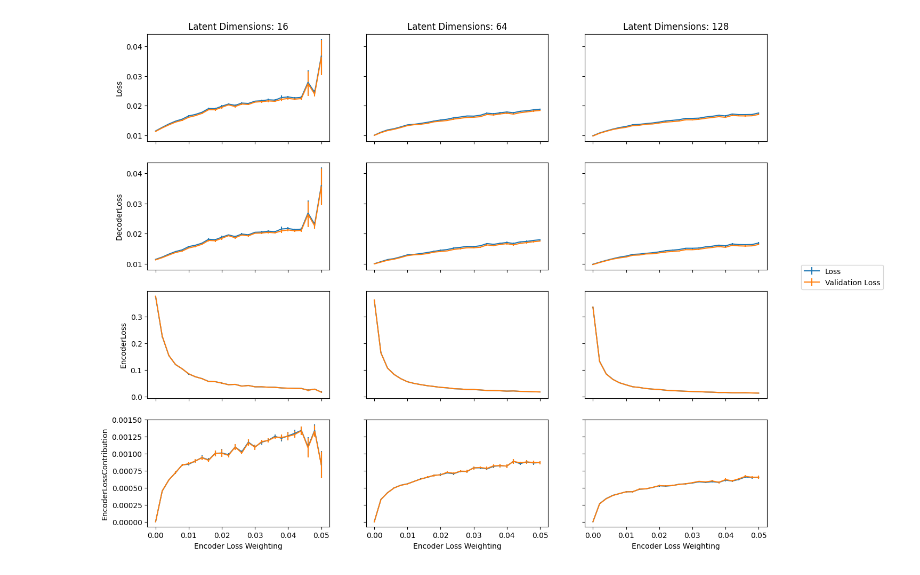
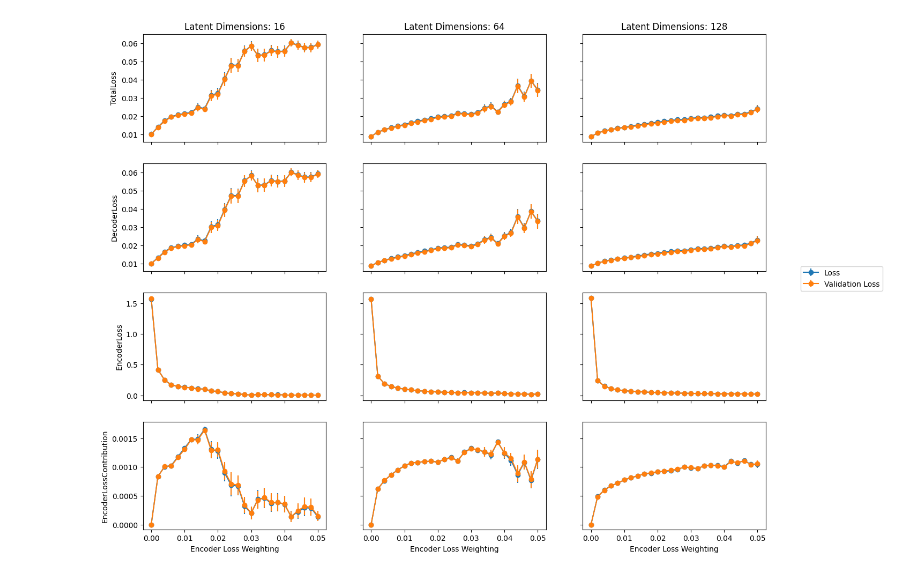
Before and after one commit to hmcalister/Dimensionality-Reduction-For-Hopfield-Networks, a Jupyter notebook: autoencoder/plotAggregateData.ipynb, the cells around one changed output. Saved outputs shown, nothing was run; the diff lists cells and outputs as text; code cells hidden in the pictures.

Commit message:
Update data visualization notebook

```diff
--- a/autoencoder/plotAggregateData.ipynb
+++ b/autoencoder/plotAggregateData.ipynb
@@ -35,52 +49,52 @@ ENCODER_LOSS_WEIGHTINGS_VALS = df["EncoderLossWeighting"].unique()
 ENCODER_LOSS_WEIGHTINGS_VALS.sort()
 # %%
 fig, axes = plt.subplots(nrows=4, ncols=len(LATENT_DIMENSIONS_VALS), figsize=(15,12), sharex=True, sharey="row")
-basedf = df[(df["EncoderActivation"]=="sigmoid") & (df["TargetClasses"]=="[0, 1]")]
+basedf = df[(df["EncoderActivation"]=="tanh") & (df["TargetClasses"]=="[0, 1]")]
 
 for latentDim, ax in zip(LATENT_DIMENSIONS_VALS, np.ravel(axes[0,:])):
     targetdf = basedf[basedf["LatentDimension"]==latentDim]
 
     targetcol = basedf[basedf["LatentDimension"]==latentDim]["TotalLoss"]
-    ax.errorbar(targetdf["EncoderLossWeighting"], targetcol["mean"], targetcol["sem"], label="Loss")
+    ax.errorbar(targetdf["EncoderLossWeighting"], targetcol["mean"], targetcol["sem"], fmt="o-", label="Loss")
     targetcol = basedf[basedf["LatentDimension"]==latentDim]["TotalValidationLoss"]
-    ax.errorbar(targetdf["EncoderLossWeighting"], targetcol["mean"], targetcol["sem"], label="Validation Loss")
+    ax.errorbar(targetdf["EncoderLossWeighting"], targetcol["mean"], targetcol["sem"], fmt="o-", label="Validation Loss")
 
 for latentDim, ax in zip(LATENT_DIMENSIONS_VALS, np.ravel(axes[1,:])):
     targetcol = basedf[basedf["LatentDimension"]==latentDim]["DecoderLoss"]
-    ax.errorbar(targetdf["EncoderLossWeighting"], targetcol["mean"], targetcol["sem"])
+    ax.errorbar(targetdf["EncoderLossWeighting"], targetcol["mean"], targetcol["sem"], fmt="o-",)
     targetcol = basedf[basedf["LatentDimension"]==latentDim]["DecoderValidationLoss"]
-    ax.errorbar(targetdf["EncoderLossWeighting"], targetcol["mean"], targetcol["sem"])
+    ax.errorbar(targetdf["EncoderLossWeighting"], targetcol["mean"], targetcol["sem"], fmt="o-",)
 
 for latentDim, ax in zip(LATENT_DIMENSIONS_VALS, np.ravel(axes[2,:])):
     targetdf = basedf[basedf["LatentDimension"]==latentDim]
     targetcol = basedf[basedf["LatentDimension"]==latentDim]["EncoderLoss"]
-    ax.errorbar(targetdf["EncoderLossWeighting"], targetcol["mean"], targetcol["sem"])
+    ax.errorbar(targetdf["EncoderLossWeighting"], targetcol["mean"], targetcol["sem"], fmt="o-",)
     targetcol = basedf[basedf["LatentDimension"]==latentDim]["EncoderValidationLoss"]
-    ax.errorbar(targetdf["EncoderLossWeighting"], targetcol["mean"], targetcol["sem"])
+    ax.errorbar(targetdf["EncoderLossWeighting"], targetcol["mean"], targetcol["sem"], fmt="o-",)
 
 for latentDim, ax in zip(LATENT_DIMENSIONS_VALS, np.ravel(axes[3,:])):
     targetdf = basedf[basedf["LatentDimension"]==latentDim]
     targetcol = basedf[basedf["LatentDimension"]==latentDim]["EncoderLoss"]
-    ax.errorbar(targetdf["EncoderLossWeighting"], targetdf["EncoderLossWeighting"]*targetcol["mean"], targetdf["EncoderLossWeighting"]*targetcol["sem"])
+    ax.errorbar(targetdf["EncoderLossWeighting"], targetdf["EncoderLossWeighting"]*targetcol["mean"], targetdf["EncoderLossWeighting"]*targetcol["sem"], fmt="o-",)
     targetcol = basedf[basedf["LatentDimension"]==latentDim]["EncoderValidationLoss"]
-    ax.errorbar(targetdf["EncoderLossWeighting"], targetdf["EncoderLossWeighting"]*targetcol["mean"], targetdf["EncoderLossWeighting"]*targetcol["sem"])
+    ax.errorbar(targetdf["EncoderLossWeighting"], targetdf["EncoderLossWeighting"]*targetcol["mean"], targetdf["EncoderLossWeighting"]*targetcol["sem"], fmt="o-",)
 
 
 for latentDim, ax in zip(LATENT_DIMENSIONS_VALS, np.ravel(axes[0,:])):
     ax.set_title(f"Latent Dimensions: {latentDim}")
 
 axes[0, 0].set_ylabel("TotalLoss")
 axes[1, 0].set_ylabel("DecoderLoss")
 axes[2, 0].set_ylabel("EncoderLoss")
 axes[3, 0].set_ylabel("EncoderLossContribution")
 
 for ax in np.ravel(axes[-1, :]):
     ax.set_xlabel("Encoder Loss Weighting")
 
 handles, labels = axes[0,0].get_legend_handles_labels()
 fig.legend(handles, labels, loc='center right', bbox_to_anchor=(1.05,0.5))
 
 # plt.tight_layout()
 plt.show()
 # %% [output]
-[figure, old version]
+[figure, new version]
```
Also changed, not shown: parts of 3 cells of this notebook.
